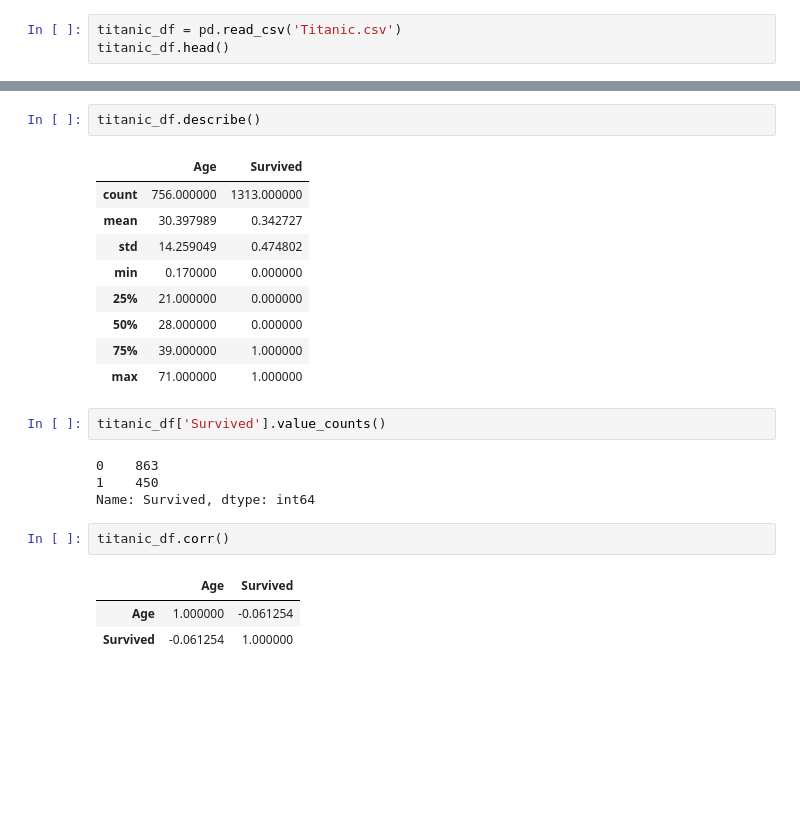
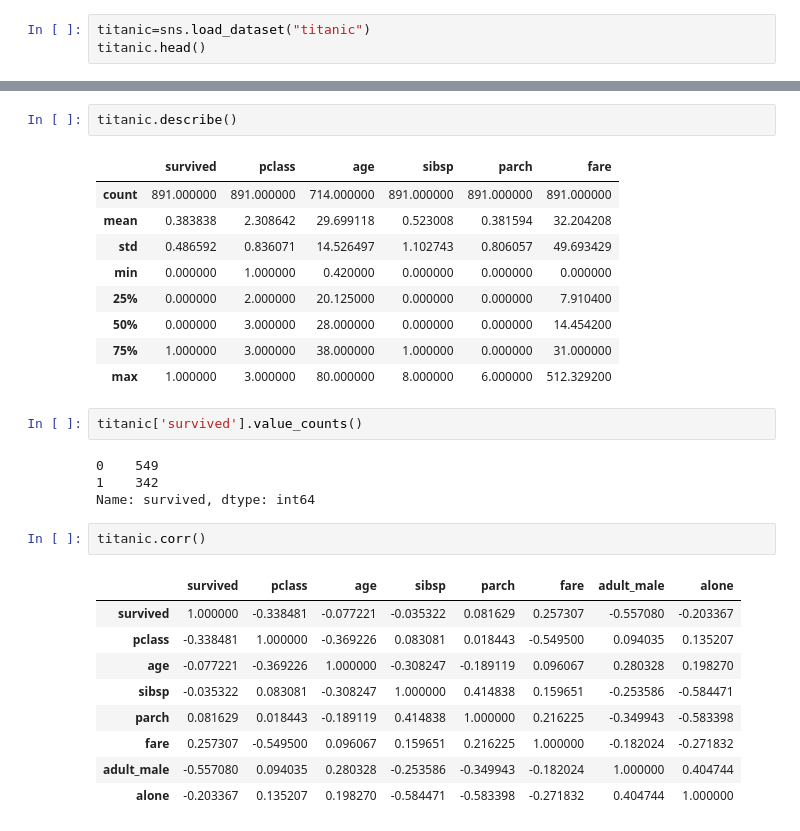
Before and after one commit to MapsaBootCamp/ML1_excercise, a Jupyter notebook: titanic.ipynb, the cells around one changed output, grey strips where cells are left out. Saved outputs shown, nothing was run; the diff lists cells and outputs as text; blank space fills up the shorter version.

```diff
--- a/titanic.ipynb
+++ b/titanic.ipynb
@@ -3,4 +28,4 @@ import pandas as pd
 # %%
-titanic_df = pd.read_csv('Titanic.csv')
-titanic_df.head()
+titanic=sns.load_dataset("titanic")
+titanic.head()
 # %% [output]
@@ -28,24 +86,30 @@ memory usage: 51.4+ KB
 # %%
-titanic_df.describe()
+titanic.describe()
 # %% [output]
-|  | Age | Survived |
-| count | 756.000000 | 1313.000000 |
-| mean | 30.397989 | 0.342727 |
-| std | 14.259049 | 0.474802 |
-| min | 0.170000 | 0.000000 |
-| 25% | 21.000000 | 0.000000 |
-| 50% | 28.000000 | 0.000000 |
-| 75% | 39.000000 | 1.000000 |
-| max | 71.000000 | 1.000000 |
+|  | survived | pclass | age | sibsp | parch | fare |
+| count | 891.000000 | 891.000000 | 714.000000 | 891.000000 | 891.000000 | 891.000000 |
+| mean | 0.383838 | 2.308642 | 29.699118 | 0.523008 | 0.381594 | 32.204208 |
+| std | 0.486592 | 0.836071 | 14.526497 | 1.102743 | 0.806057 | 49.693429 |
+| min | 0.000000 | 1.000000 | 0.420000 | 0.000000 | 0.000000 | 0.000000 |
+| 25% | 0.000000 | 2.000000 | 20.125000 | 0.000000 | 0.000000 | 7.910400 |
+| 50% | 0.000000 | 3.000000 | 28.000000 | 0.000000 | 0.000000 | 14.454200 |
+| 75% | 1.000000 | 3.000000 | 38.000000 | 1.000000 | 0.000000 | 31.000000 |
+| max | 1.000000 | 3.000000 | 80.000000 | 8.000000 | 6.000000 | 512.329200 |
 # %%
-titanic_df['Survived'].value_counts()
+titanic['survived'].value_counts()
 # %% [output]
-0    863
-1    450
-Name: Survived, dtype: int64
+0    549
+1    342
+Name: survived, dtype: int64
 # %%
-titanic_df.corr()
+titanic.corr()
 # %% [output]
-|  | Age | Survived |
-| Age | 1.000000 | -0.061254 |
-| Survived | -0.061254 | 1.000000 |
+|  | survived | pclass | age | sibsp | parch | fare | adult_male | alone |
+| survived | 1.000000 | -0.338481 | -0.077221 | -0.035322 | 0.081629 | 0.257307 | -0.557080 | -0.203367 |
+| pclass | -0.338481 | 1.000000 | -0.369226 | 0.083081 | 0.018443 | -0.549500 | 0.094035 | 0.135207 |
+| age | -0.077221 | -0.369226 | 1.000000 | -0.308247 | -0.189119 | 0.096067 | 0.280328 | 0.198270 |
+| sibsp | -0.035322 | 0.083081 | -0.308247 | 1.000000 | 0.414838 | 0.159651 | -0.253586 | -0.584471 |
+| parch | 0.081629 | 0.018443 | -0.189119 | 0.414838 | 1.000000 | 0.216225 | -0.349943 | -0.583398 |
+| fare | 0.257307 | -0.549500 | 0.096067 | 0.159651 | 0.216225 | 1.000000 | -0.182024 | -0.271832 |
+| adult_male | -0.557080 | 0.094035 | 0.280328 | -0.253586 | -0.349943 | -0.182024 | 1.000000 | 0.404744 |
+| alone | -0.203367 | 0.135207 | 0.198270 | -0.584471 | -0.583398 | -0.271832 | 0.404744 | 1.000000 |
```
Also changed, not shown: parts of 11 cells of this notebook.
